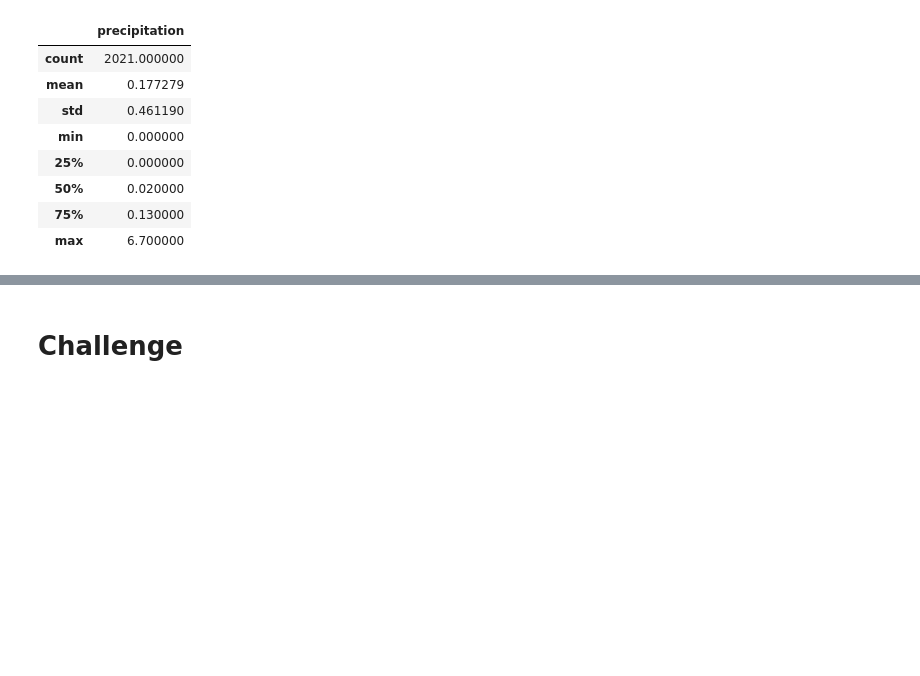
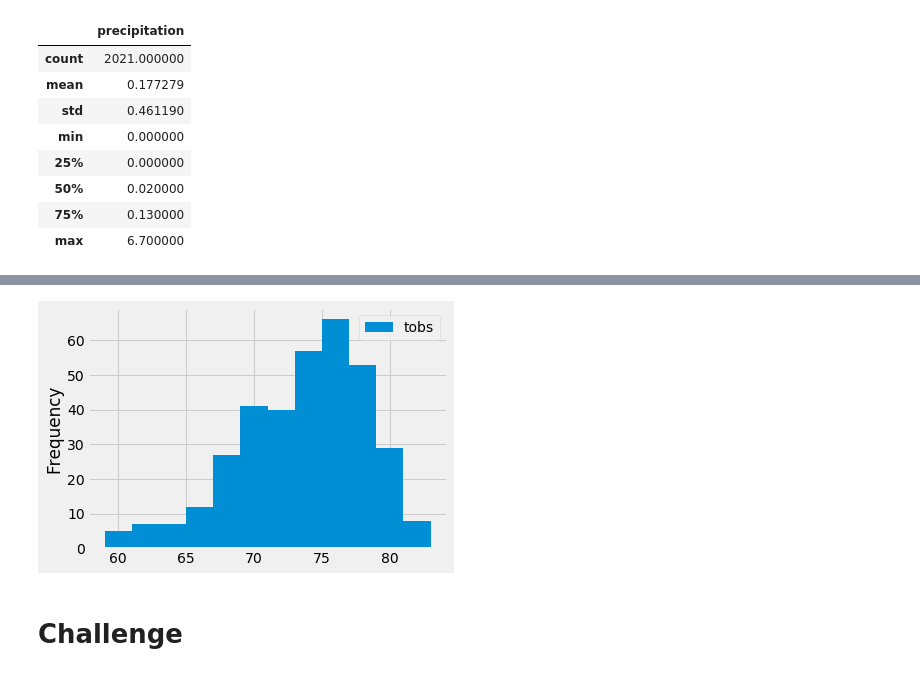
Before and after one commit to anapereda/surf_up, a Jupyter notebook: climate_analysis.ipynb, the cells around one changed output, grey strips where cells are left out. Cells and saved outputs as stored; diff of their text form; code cells hidden in the pictures; blank space fills up the shorter version.

```diff
--- a/climate_analysis.ipynb
+++ b/climate_analysis.ipynb
@@ -87,0 +113,8 @@ df.describe()
+# %%
+#graph with resuts
+
+results=session.query(Measurement.tobs).\
+filter(Measurement.station == 'USC00519281').\
+filter(Measurement.date >= prev_year).all()
+df= pd.DataFrame(results, columns=['tobs'])
+print(df)
@@ -88,3 +136,9 @@ df.describe()
+# %%
+df.plot.hist(bins=12)
+#plt.tight_layout() compress the x-axis lables ot fit into the box holding the plot
+plt.tight_layout()
+# %% [output]
+[figure, added]
 # %%
 # Choose the station with the highest number of temperature observations.
 # Query the last 12 months of temperature observation data for this station and plot the results as a histogram
```
Also changed, not shown: parts of 5 cells of this notebook.
